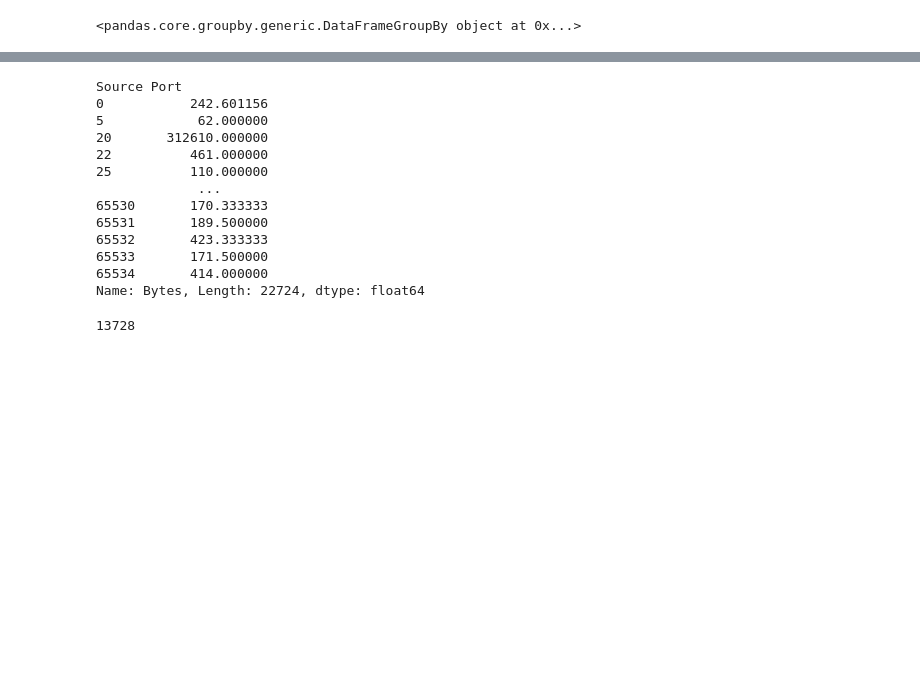
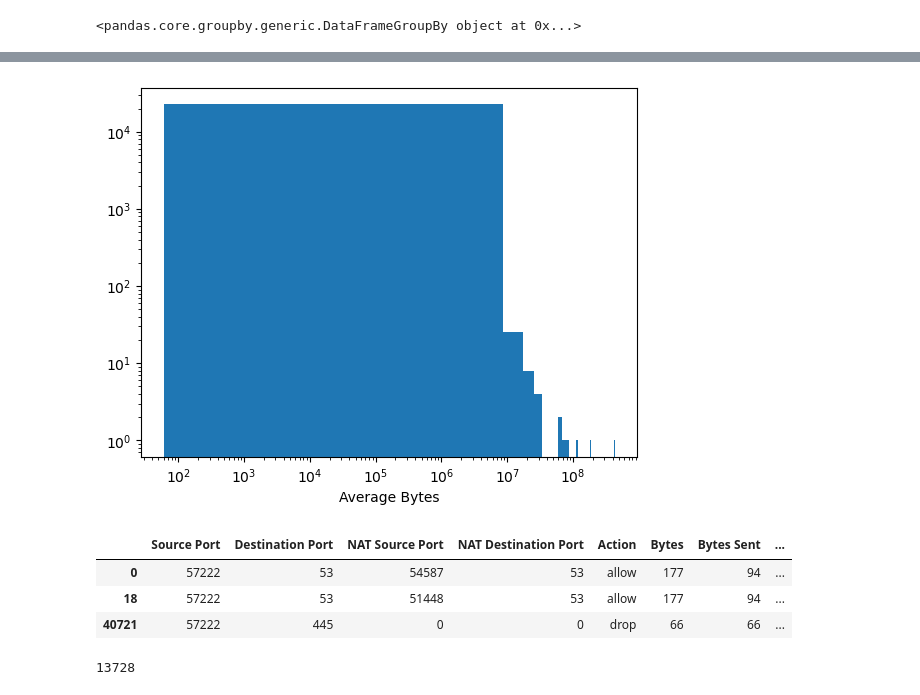
Before and after one commit to kimteespk/Firewall_log_classification, a Jupyter notebook: main.ipynb, the cells around one changed output, grey strips where cells are left out. Drawn from its saved outputs; the diff is of its cells as text; code cells hidden in the pictures; blank space fills up the shorter version.

```diff
--- a/main.ipynb
+++ b/main.ipynb
@@ -182,19 +322,18 @@ df.groupby('Source Port')
+# %%
+df_mean_byte = pd.DataFrame(df.groupby('Source Port').agg('mean')['Bytes'])
+plt.hist(df_mean_byte['Bytes'], bins= 50)
+plt.xlabel('Average Bytes')
+plt.xscale('log')
+plt.yscale('log')
+# %% [output]
+[figure, added]
 # %%
-df.groupby('Source Port').agg('mean')['Bytes']
+df.loc[df['Source Port'] == 57222]
 # %% [output]
-Source Port
-0           242.601156
-5            62.000000
-20       312610.000000
-22          461.000000
-25          110.000000
-             ...
-65530       170.333333
-65531       189.500000
-65532       423.333333
-65533       171.500000
-65534       414.000000
-Name: Bytes, Length: 22724, dtype: float64
+|  | Source Port | Destination Port | NAT Source Port | NAT Destination Port | Action | Bytes | Bytes Sent | ... |
+| 0 | 57222 | 53 | 54587 | 53 | allow | 177 | 94 | ... |
+| 18 | 57222 | 53 | 51448 | 53 | allow | 177 | 94 | ... |
+| 40721 | 57222 | 445 | 0 | 0 | drop | 66 | 66 | ... |
 # %%
 df.loc[df['Action'] != 'allow']['Source Port'].nunique()
 # %% [output]
```
Also changed, not shown: parts of 36 cells of this notebook.
